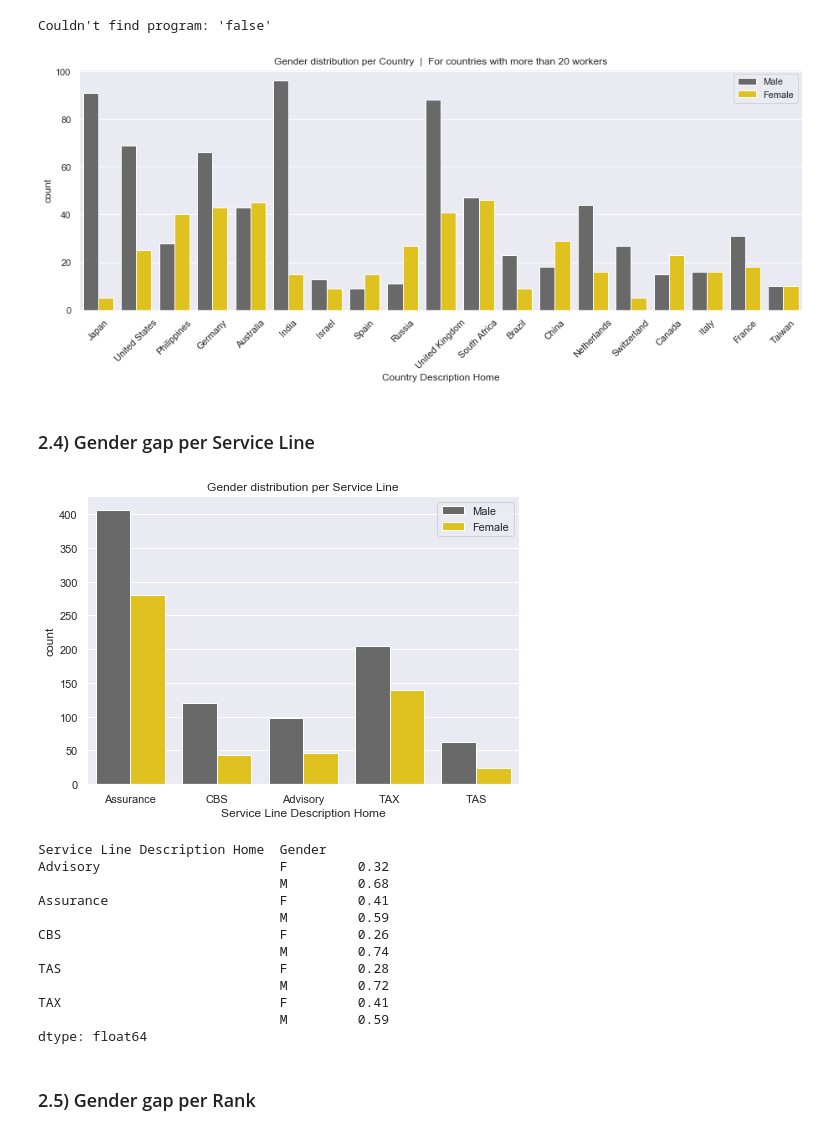
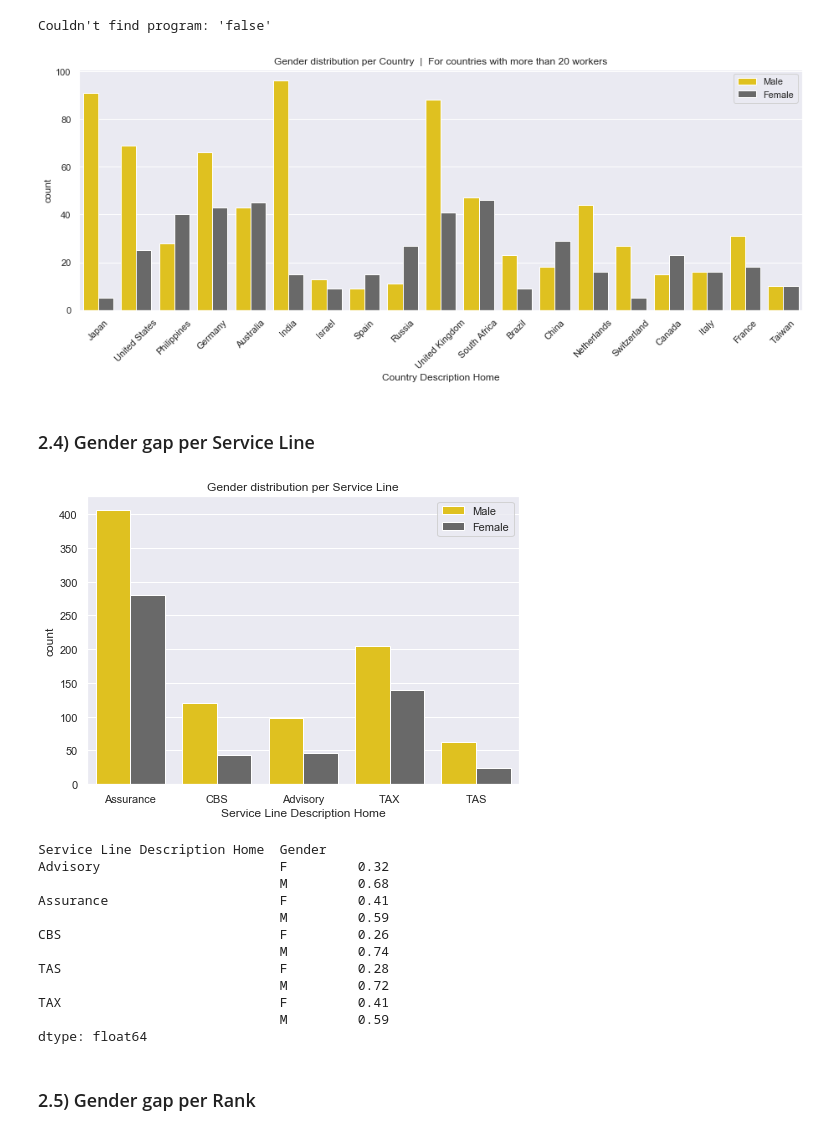
Before and after one commit to MigBap/other_projects, a Jupyter notebook: EY - Case Study.ipynb, the cells around one changed output. Drawn from its saved outputs; the diff is of its cells as text; code cells hidden in the pictures.

```diff
--- a/EY - Case Study.ipynb
+++ b/EY - Case Study.ipynb
@@ -189,7 +189,8 @@ list_c = list(df['Country Description Home'].value_counts()[df['Country Descript
 df_countries = df[df['Country Description Home'].isin(list_c)]
 
 # Gender distribution per Country
-sns.countplot(x='Country Description Home', hue='Gender', data=df_countries, palette={'dimgrey', 'gold'})
+sns.countplot(x='Country Description Home', hue='Gender', hue_order=['M', 'F'], data=df_countries,
+              palette={'dimgrey', 'gold'})
 
 # formatting
 plt.legend(['Male', 'Female'], loc=1)
@@ -198,24 +199,24 @@ plt.xticks(rotation=45)
 plt.subplots_adjust(left=0, bottom=0, right=2, top=1, wspace=0, hspace=0)
 plt.show()
 # %% [output]
-[figure, old version]
+[figure, new version]
 # %% [markdown]
 ### 2.4) Gender gap per Service Line
 # %%
 # Gender distribution per Service Line
-sns.countplot(x='Service Line Description Home', hue='Gender', data=df, palette={'dimgrey', 'gold'})
+sns.countplot(x='Service Line Description Home', hue='Gender', hue_order=['M', 'F'], data=df, palette={'dimgrey', 'gold'})
 
 # formatting
 plt.legend(['Male', 'Female'], loc=1)
 plt.title('Gender distribution per Service Line')
 plt.subplots_adjust(left=0, bottom=0, right=1, top=1, wspace=0, hspace=0)
 plt.show()
 
 # percentagewise
 print(round(df.groupby(['Service Line Description Home', 'Gender']).size() /
             df.groupby('Service Line Description Home').size(), 2))
 # %% [output]
-[figure, old version]
+[figure, new version]
 Service Line Description Home  Gender
 Advisory                       F         0.32
                                M         0.68
```
Also changed, not shown: parts of 10 cells of this notebook.
